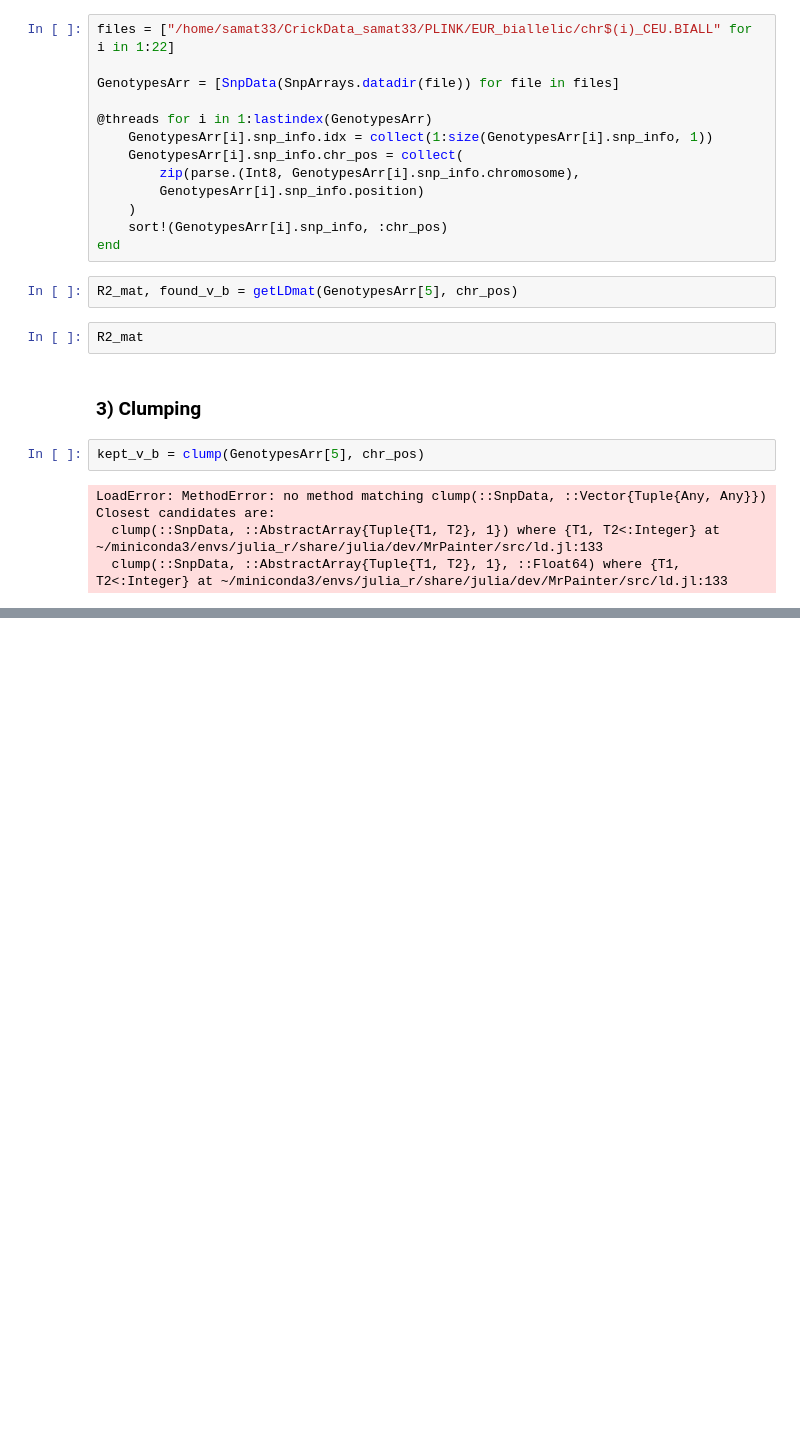
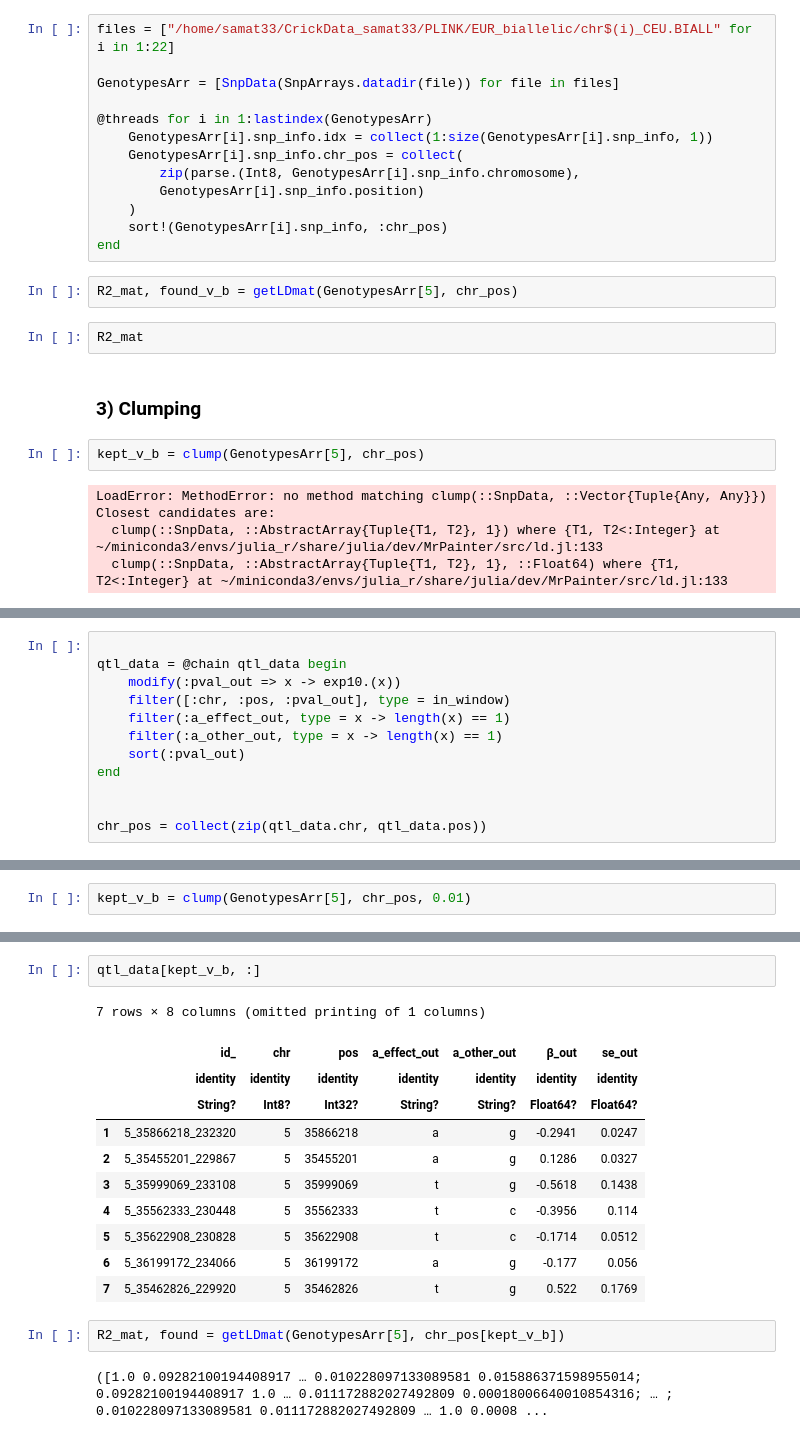
Before and after one commit to SamuelMathieu-code/LaScaMolMR.jl, a Jupyter notebook: notebooks/ld.ipynb, the cells around one changed output, grey strips where cells are left out. Saved outputs shown, nothing was run; the diff lists cells and outputs as text; blank space fills up the shorter version.

```diff
--- a/notebooks/ld.ipynb
+++ b/notebooks/ld.ipynb
@@ -128,0 +163,12 @@ Closest candidates are:
+# %%
+
+qtl_data = @chain qtl_data begin
+    modify(:pval_out => x -> exp10.(x))
+    filter([:chr, :pos, :pval_out], type = in_window)
+    filter(:a_effect_out, type = x -> length(x) == 1)
+    filter(:a_other_out, type = x -> length(x) == 1)
+    sort(:pval_out)
+end
+
+
+chr_pos = collect(zip(qtl_data.chr, qtl_data.pos))
@@ -128,0 +197,2 @@ Closest candidates are:
+# %%
+kept_v_b = clump(GenotypesArr[5], chr_pos, 0.01)
@@ -138,0 +241,18 @@ typeof(v)
+# %%
+qtl_data[kept_v_b, :]
+# %% [output]
+7 rows × 8 columns (omitted printing of 1 columns)
+|  | id_ | chr | pos | a_effect_out | a_other_out | β_out | se_out |
+|  | identity | identity | identity | identity | identity | identity | identity |
+|  | String? | Int8? | Int32? | String? | String? | Float64? | Float64? |
+| 1 | 5_35866218_232320 | 5 | 35866218 | a | g | -0.2941 | 0.0247 |
+| 2 | 5_35455201_229867 | 5 | 35455201 | a | g | 0.1286 | 0.0327 |
+| 3 | 5_35999069_233108 | 5 | 35999069 | t | g | -0.5618 | 0.1438 |
+| 4 | 5_35562333_230448 | 5 | 35562333 | t | c | -0.3956 | 0.114 |
+| 5 | 5_35622908_230828 | 5 | 35622908 | t | c | -0.1714 | 0.0512 |
+| 6 | 5_36199172_234066 | 5 | 36199172 | a | g | -0.177 | 0.056 |
+| 7 | 5_35462826_229920 | 5 | 35462826 | t | g | 0.522 | 0.1769 |
+# %%
+R2_mat, found = getLDmat(GenotypesArr[5], chr_pos[kept_v_b])
+# %% [output]
+([1.0 0.09282100194408917 … 0.010228097133089581 0.015886371598955014; 0.09282100194408917 1.0 … 0.011172882027492809 0.00018006640010854316; … ; 0.010228097133089581 0.011172882027492809 … 1.0 0.0008 ...
```
Also changed, not shown: parts of 16 cells of this notebook, 5 other files.
